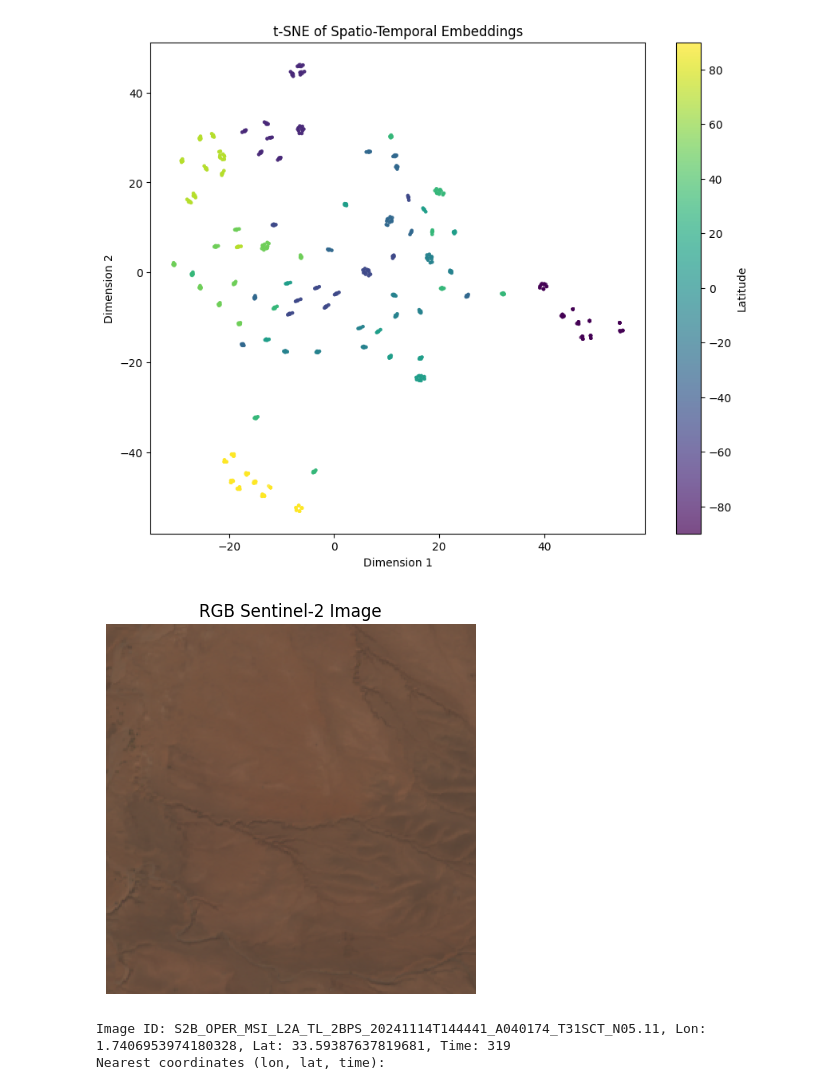
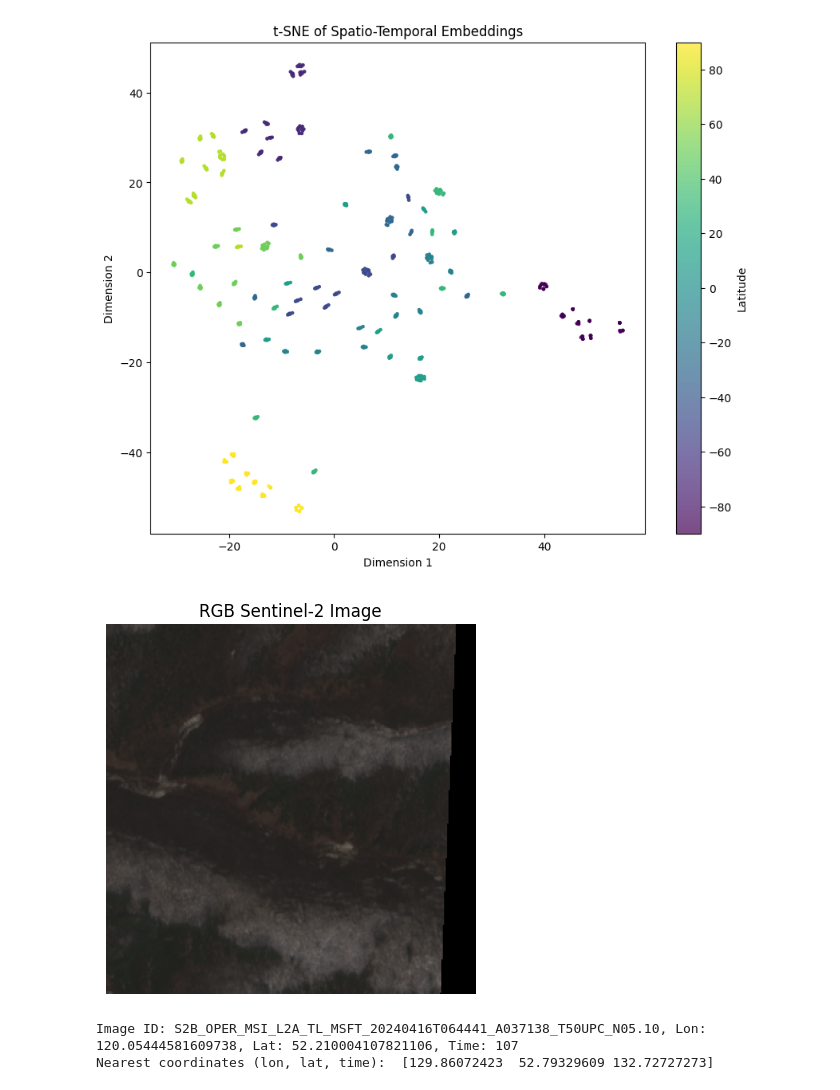
Before and after one commit to arizonat/satclip, a Jupyter notebook: satclip/satclip_temporal_basics.ipynb, the cells around one changed output. Cells and saved outputs as stored; diff of their text form; code cells hidden in the pictures.

Commit message:
More basic visualizations

```diff
--- a/satclip/satclip_temporal_basics.ipynb
+++ b/satclip/satclip_temporal_basics.ipynb
@@ -34,7 +34,8 @@ y.shape
 torch.Size([5, 256])
 # %%
 # Create a spatio-temporal encoder from a checkpoint
-ckpt_path = '/home/leca5365/Documents/satclip/satclip/satclip_temporal_logs/satclip-s2-temporal-55k/satclip/checkpoints/best.ckpt'
+# ckpt_path = '/home/leca5365/Documents/satclip/satclip/satclip_temporal_logs/satclip-s2-temporal-55k/satclip/checkpoints/best.ckpt'
+ckpt_path = '/home/leca5365/Documents/satclip/satclip/satclip_temporal_logs/satclip-s2-temporal-55k/satclip-fixed-fourier/checkpoints/best.ckpt'
 lightning_model = SatCLIPLightningModule.load_from_checkpoint(ckpt_path)
 lightning_model.eval()
 ste = lightning_model.model.location
@@ -397,26 +404,30 @@ def get_metadata(path):
 # %%
 # Localize an embedding
 
 # Get image from dataset
 import datetime
 
-test_img_path = "/home/leca5365/Datasets/satclip-s2-temporal/images/patch_90.tif"
+test_img_path = "/home/leca5365/Datasets/satclip-s2-temporal-55k/images/patch_99.tif"
 
 img = get_example_image(test_img_path, plot=True)
 id, lon, lat, t, tags = get_metadata(test_img_path)
 dt = datetime.datetime.strptime(t, '%Y-%m-%dT%H:%M:%S.%f+00:00')
 print(f"Image ID: {id}, Lon: {lon}, Lat: {lat}, Time: {dt.timetuple().tm_yday}")
 
 # Get the visual embedding
+import torchvision.transforms as T
+cc = T.CenterCrop(224)
+img = cc(img)
 v_emb = visual_encoder(img.unsqueeze(0).to("cuda:0"))
 
+# Check nearest SpatioTemporal embeddings from the pre-sampled points, and report the corresponding coordinates
+from sklearn.metrics.pairwise import cosine_similarity
+cosine_sim = cosine_similarity(v_emb.cpu().detach().numpy(), embeddings)
+#Get index of control location corresponding to embedding with highest cosine similarity to image embedding
+closest = np.argmax(cosine_sim)
 
-# Check nearest SpatioTemporal embeddings from the pre-sampled points, and report the corresponding coordinates
-from sklearn.neighbors import NearestNeighbors
-nbrs = NearestNeighbors(n_neighbors=5, algorithm='auto').fit(embeddings)
-distances, indices = nbrs.kneighbors(v_emb.cpu().detach().numpy())
-print("Nearest coordinates (lon, lat, time):")
+print("Nearest coordinates (lon, lat, time): ", coords[closest])
 # %% [output]
-[figure, old version]
+[figure, new version]
-Image ID: S2B_OPER_MSI_L2A_TL_2BPS_20241114T144441_A040174_T31SCT_N05.11, Lon: 1.7406953974180328, Lat: 33.59387637819681, Time: 319
-Nearest coordinates (lon, lat, time):
+Image ID: S2B_OPER_MSI_L2A_TL_MSFT_20240416T064441_A037138_T50UPC_N05.10, Lon: 120.05444581609738, Lat: 52.210004107821106, Time: 107
+Nearest coordinates (lon, lat, time):  [129.86072423  52.79329609 132.72727273]
```
Also changed, not shown: parts of 7 cells of this notebook.
